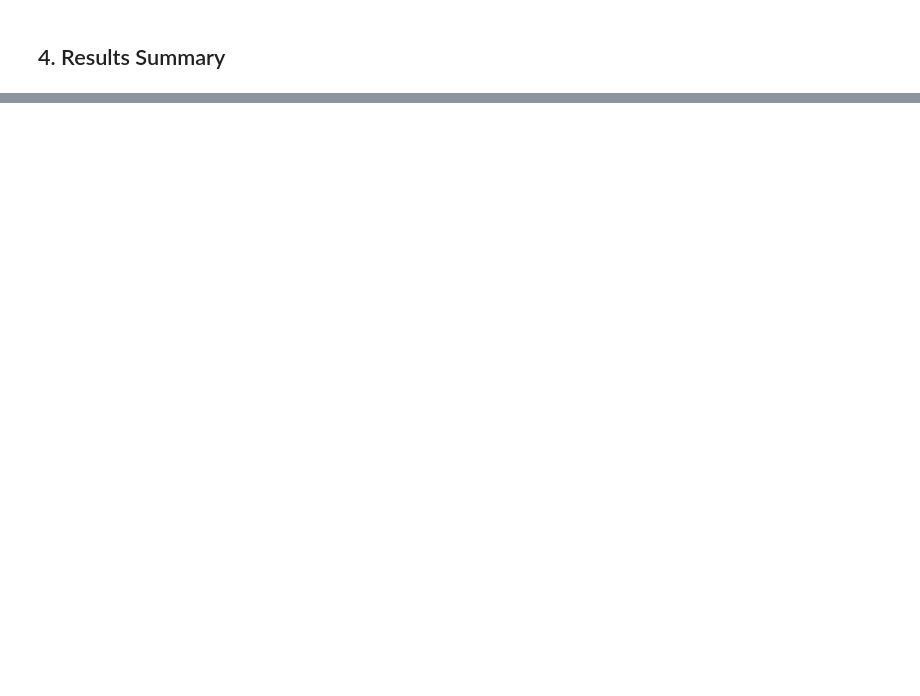
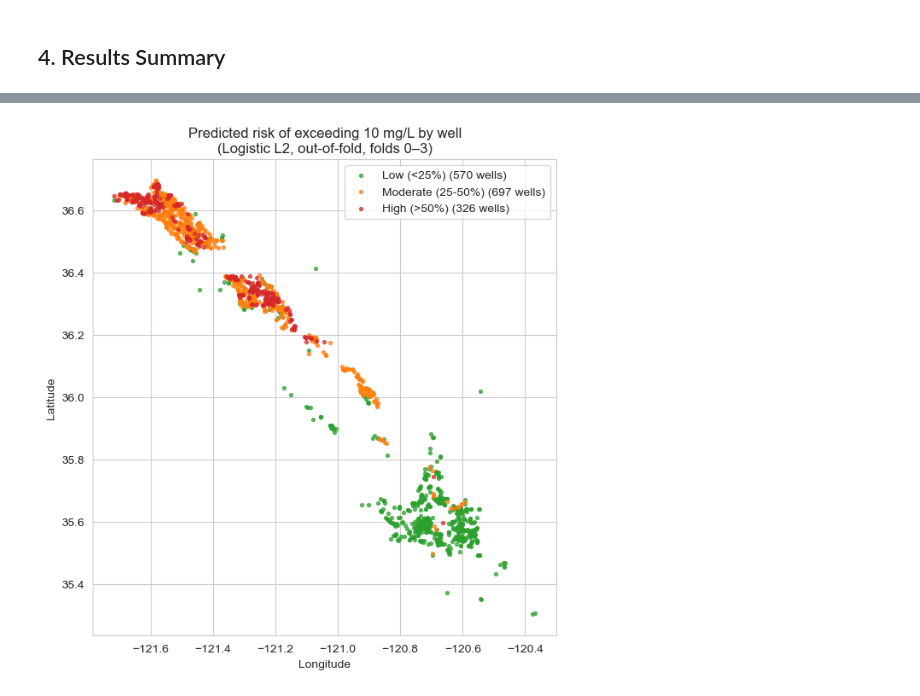
Before and after one commit to Erdos-Projects/fall-2026-infrastructure-placement, a Jupyter notebook: notebooks/models/linear_models.ipynb, the cells around one changed output, grey strips where cells are left out. Saved outputs shown, nothing was run; the diff lists cells and outputs as text; code cells hidden in the pictures; blank space fills up the shorter version.

```diff
--- a/notebooks/models/linear_models.ipynb
+++ b/notebooks/models/linear_models.ipynb
@@ -306,3 +383,23 @@ display(classification_results.round(3))
+# %%
+well_risk = (train_val.assign(prob=logit_l2_oof)
+             .groupby("gm_well_id")
+             .agg(lat=("gm_latitude", "first"), lon=("gm_longitude", "first"), prob=("prob", "mean")))
+well_risk["risk_level"] = pd.cut(well_risk["prob"], [0, 0.25, 0.5, 1.0001], right=False,
+                                 labels=["Low (<25%)", "Moderate (25-50%)", "High (>50%)"])
+
+colors = {"Low (<25%)": "tab:green", "Moderate (25-50%)": "tab:orange", "High (>50%)": "tab:red"}
+plt.figure(figsize=(7, 8))
+for level, color in colors.items():
+    sub = well_risk[well_risk["risk_level"] == level]
+    plt.scatter(sub["lon"], sub["lat"], s=8, color=color, alpha=0.7, label=f"{level} ({len(sub)} wells)")
+plt.xlabel("Longitude")
+plt.ylabel("Latitude")
+plt.title("Predicted risk of exceeding 10 mg/L by well\n(Logistic L2, out-of-fold, folds 0–3)")
+plt.legend()
+plt.gca().set_aspect("equal")
+plt.show()
+# %% [output]
+[figure, added]
 # %% [markdown]
 ## 5. Conclusions
 
```
Also changed, not shown: parts of 8 cells of this notebook.
